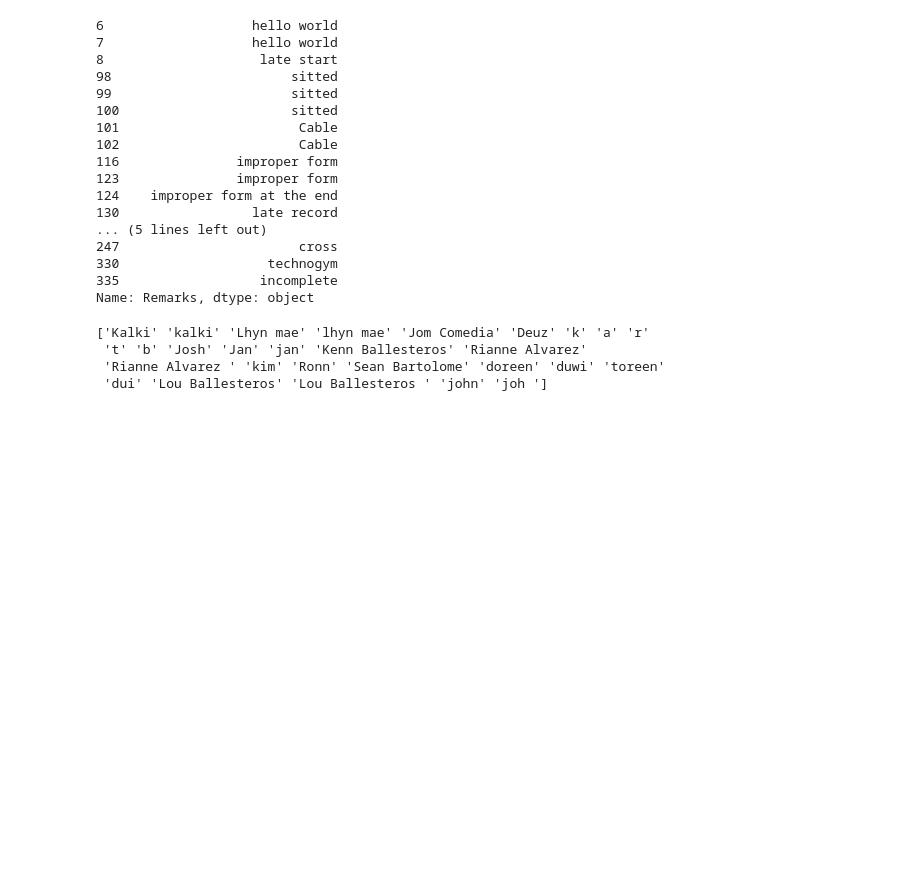
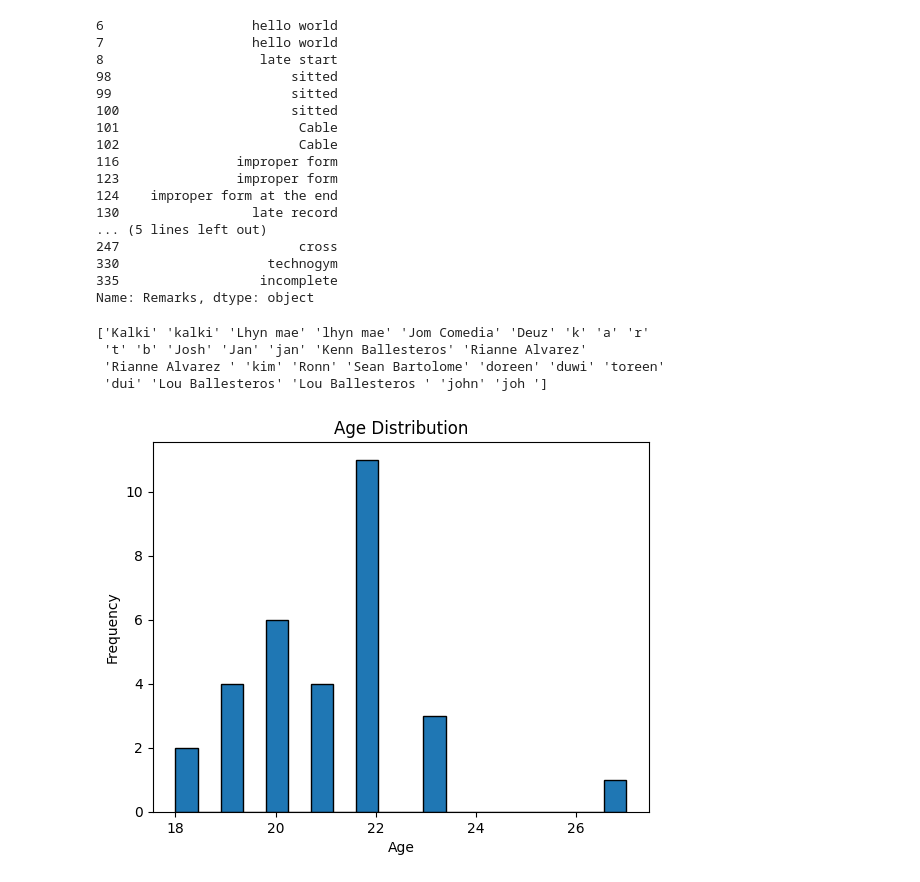
Before and after one commit to mujugen/MMDataViewer, a Jupyter notebook: script.ipynb, the cells around one changed output. Saved outputs shown, nothing was run; the diff lists cells and outputs as text; code cells hidden in the pictures; blank space fills up the shorter version.

```diff
--- a/script.ipynb
+++ b/script.ipynb
@@ -202,3 +207,13 @@ print(all_data['Name'].unique())
  't' 'b' 'Josh' 'Jan' 'jan' 'Kenn Ballesteros' 'Rianne Alvarez'
  'Rianne Alvarez ' 'kim' 'Ronn' 'Sean Bartolome' 'doreen' 'duwi' 'toreen'
  'dui' 'Lou Ballesteros' 'Lou Ballesteros ' 'john' 'joh ']
+# %%
+unique_age_df = all_data.drop_duplicates(subset=['Name', 'Age'])
+
+plt.hist(unique_age_df['Age'], bins=20, edgecolor='k')
+plt.xlabel('Age')
+plt.ylabel('Frequency')
+plt.title('Age Distribution')
+plt.show()
+# %% [output]
+[figure, added]
```
Also changed, not shown: parts of 7 cells of this notebook, 14 other files.
